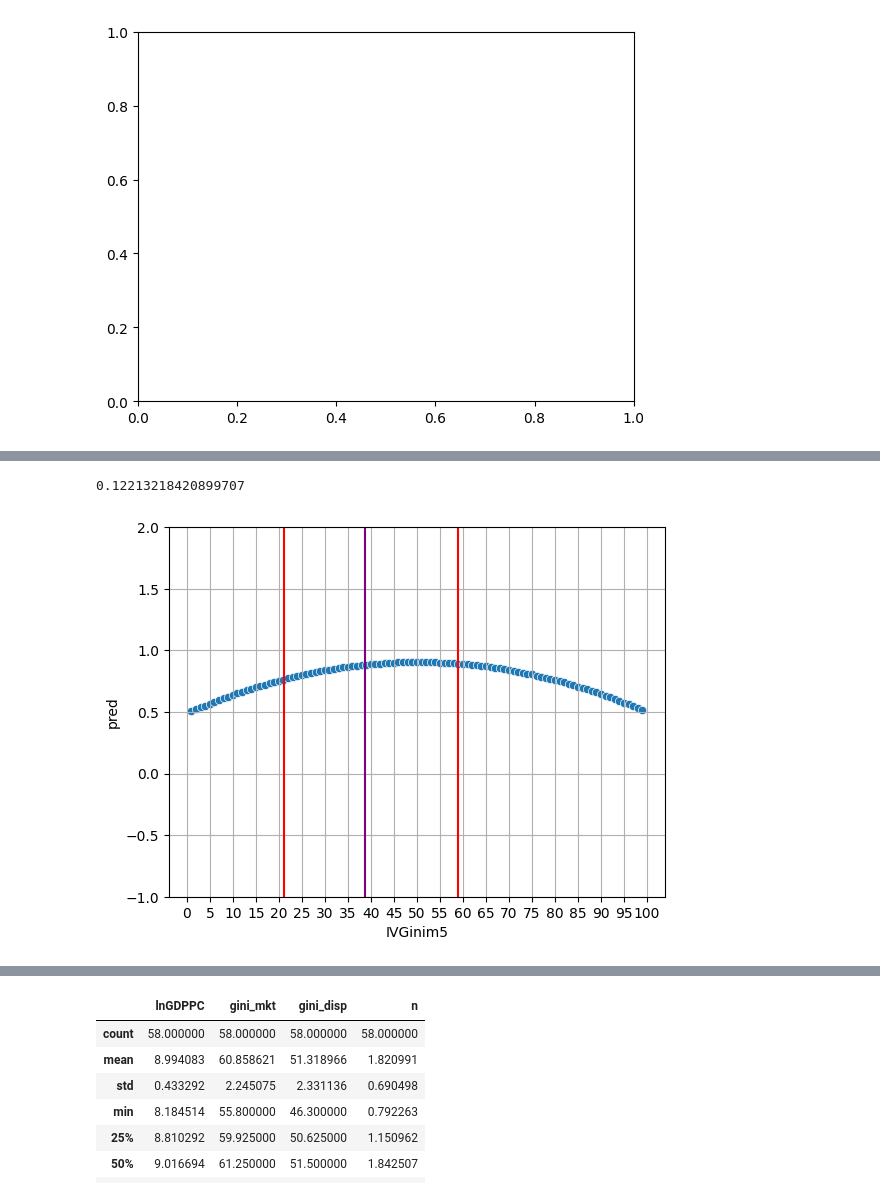
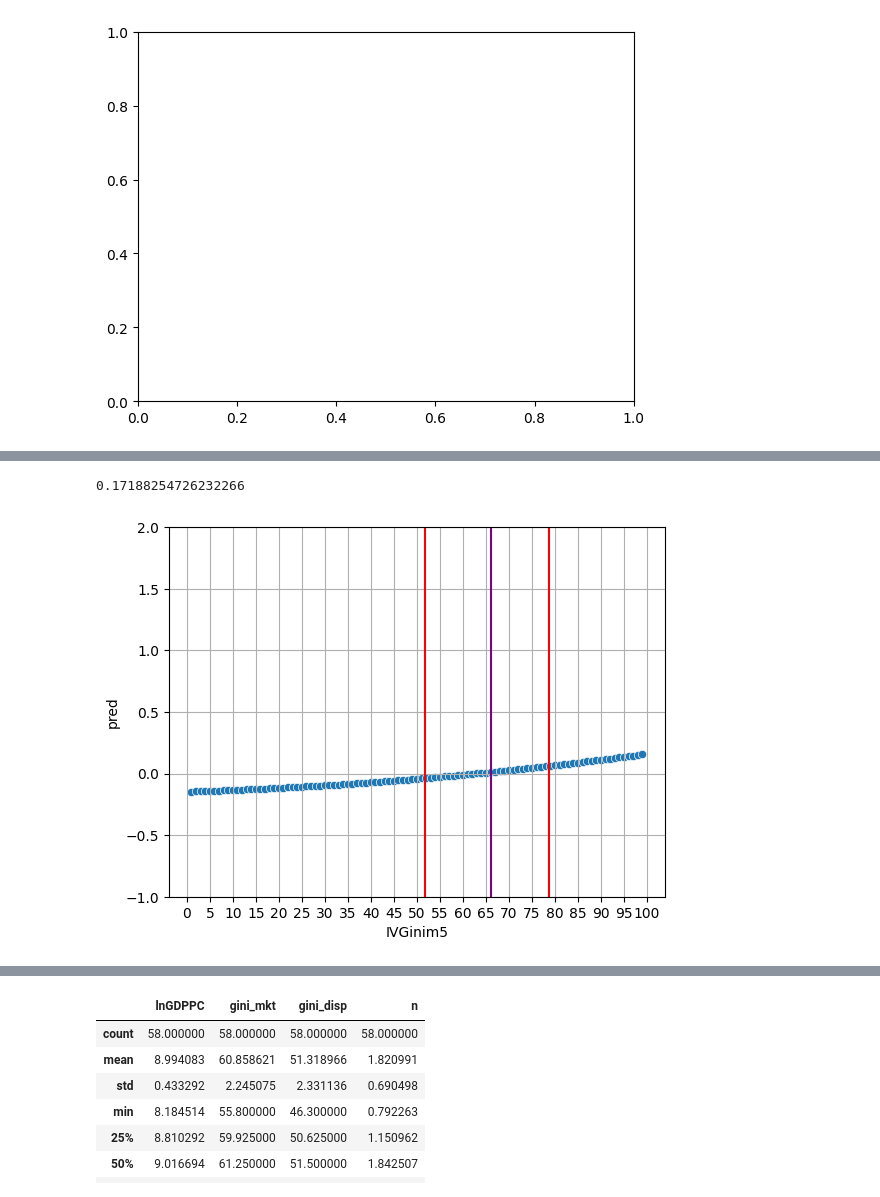
Before and after one commit to JTayMilli/GonGrowth, a Jupyter notebook: Data Processing.ipynb, the cells around one changed output, grey strips where cells are left out. Drawn from its saved outputs; the diff is of its cells as text; code cells hidden in the pictures.

Commit message:
dpTWWIavg

```diff
--- a/Data Processing.ipynb
+++ b/Data Processing.ipynb
@@ -24,6 +24,10 @@ TWWI = TWWI.merge(( TWWI.groupby('Country')[["Year","TWWI"]]
                    .rolling(5, min_periods=1, on='Year', closed = "right")
                    .mean().reset_index().drop(columns = "level_1")
                    .rename(columns = {'TWWI':'TWWIavg'}) ), on = ["Country", "Year"], how = "left")#.fillna(0)
+TWWI = TWWI.merge(( TWWI.groupby('Country')[["Year","dpTWWI"]]
+                   .rolling(5, min_periods=1, on='Year', closed = "right")
+                   .mean().reset_index().drop(columns = "level_1")
+                   .rename(columns = {'dpTWWI':'dpTWWIavg'}) ), on = ["Country", "Year"], how = "left")#.fillna(0)
 TWWI = TWWI.reset_index(drop=True)
 ####TRADE WEIGHTED WORLD INCOME!!!!!
 # %%
@@ -443,15 +443,18 @@ TGall[['Country','OilWP', 'OPS']][300:330]
+# %%
+TGall["lnGDPPC2"] = TGall["lnGDPPC"] ** 2
+TGall['lnGDPPC2m5'] = TGall['lnGDPPCm5'] ** 2
 # %%
 ## IV
 TGall = TGall[TGall.Year >= 1960] # remove years before 1960
 TGall['Gini'] = TGall['Gini'].replace(0, np.nan)
-X = TGall[["TWWI", "Gini", "OilWP", "lnGDPPC"]].replace(0, np.nan).dropna(axis=0)
+X = TGall[["dpTWWI", "TWWI", "Gini", "OilWP", "lnGDPPC"]].replace(0, np.nan).dropna(axis=0)
 X = X[(np.abs(stats.zscore(X)) < 3).all(axis=1)]
 X['B0'] = 1
 model = linear_model.LinearRegression(fit_intercept=False)
-reg = model.fit(X[['TWWI', 'OilWP', 'lnGDPPC', 'B0']], X['Gini'])
+reg = model.fit(X[["dpTWWI", 'TWWI', 'OilWP', 'lnGDPPC', 'B0']], X['Gini'])
 print(model.coef_)
 ## the beta on gdppc is 100 times higher with the other variables included
-AdjGDP = 0 #model.coef_[2]
+AdjGDP = model.coef_[3]
 #TGall['predIVGini'] = reg.predict(TGall['lnGDPPC'].values.reshape(-1, 1))
 TGall['IVGini'] = TGall['Gini'] - TGall['lnGDPPC'].mul(AdjGDP)
 #TGall['IVGini'] = TGall['Gini'] - TGall['predIVGini']
@@ -467,4 +470,12 @@ TGall['IVlnGG2m5'] = TGall['IVGini2m5'].mul(TGall['lnGDPPCm5'])
 
 TGall['IVGini3m5'] = TGall['IVGinim5'].mul(TGall['IVGinim5']).mul(TGall['IVGinim5'])
 TGall['IVlnGG3m5'] = TGall['IVGini2m5'].mul(TGall['lnGDPPCm5']).mul(TGall['IVGinim5'])
+
+#################### GDPPC 2
+TGall["IVlnGG2"] = TGall["lnGDPPC2"].mul(TGall['IVGini'])
+TGall["IVlnG2Gm5"] = TGall["IVlnGG2"].shift(5)
+
+TGall['IVlnG2G2m5'] = TGall['IVGini2m5'].mul(TGall['lnGDPPC2m5'])
+
+TGall['IVlnG2G3m5'] = TGall['IVGini2m5'].mul(TGall['lnGDPPC2m5']).mul(TGall['IVGinim5'])
 # %% [output]
@@ -872,10 +884,11 @@ X.describe()
 meandelta = X.lnGDPPC.mean() - X.lnGDPPCm5.mean()
 meandelta
 # %% [output]
-0.12213218420899707
+0.17188254726232266
 # %%
-#X = TGall[["Year", "Country", "IVlnGGm5","IVGinim5", "lnGDPPC", "lnGDPPCm5", 'IVGini2m5', 'IVlnGG2m5', 'IVGini3m5', 'IVlnGG3m5', "n", "OPS", "TWWIavg"]].replace(0,np.nan).dropna()
-X = TGall[["Year", "Country", "IVlnGGm5","IVGinim5", "lnGDPPC", "lnGDPPCm5", 'IVGini2m5', 'IVlnGG2m5', "n", "OPS", "TWWIavg"]].replace(0,np.nan).dropna()
+#X = TGall[["Year", "Country", "IVlnGGm5","IVGinim5", "lnGDPPC", "lnGDPPCm5", 'IVGini2m5', 'IVlnGG2m5', 'IVGini3m5', 'IVlnGG3m5', "IVlnG2Gm5", "IVlnG2G2m5", "IVlnG2G3m5", 'lnGDPPC2m5', "n", "OPS", "TWWIavg"]].replace(0,np.nan).dropna()
+#X = TGall[["Year", "Country", "IVlnGGm5","IVGinim5", "lnGDPPC", "lnGDPPCm5", 'IVGini2m5', 'IVlnGG2m5', 'IVGini3m5', 'IVlnGG3m5', "n", "OPS", "TWWIavg", "dpTWWIavg"]].replace(0,np.nan).dropna()
+X = TGall[["Year", "Country", "IVlnGGm5","IVGinim5", "lnGDPPC", "lnGDPPCm5", 'IVGini2m5', 'IVlnGG2m5', "n", "OPS", "TWWIavg", "dpTWWIavg"]].replace(0,np.nan).dropna()
 X = X[(np.abs(stats.zscore(X.drop(columns = ["Year", "Country"]))) < 3).all(axis=1)]
 X.to_csv("tansferdata.csv")
 dummYear = pd.get_dummies(X.Year).fillna(0)
@@ -895,10 +908,12 @@ Arti['IVGinim5'] = range(1,100) ###This goes first!
 
 Arti['Country'] = 'France'
 Arti['Year'] = 2005
-Arti['lnGDPPCm5'] = 8
-Arti['n'] = 1.369193e+00
-Arti['OPS'] = 6.818957e-10
-Arti['TWWIavg'] = 2.056748e+11
+Arti['lnGDPPCm5'] = 11
+#Arti['lnGDPPC2m5'] = Arti['lnGDPPCm5'] ** 2
+Arti['n'] = X.n.mean()
+Arti['OPS'] = X.OPS.mean()
+Arti['TWWIavg'] = X.TWWIavg.mean()
+Arti['dpTWWIavg'] = X.dpTWWIavg.mean()
 
 Arti['IVGini2m5'] = Arti['IVGinim5'] ** 2
 #Arti['IVGini3m5'] = Arti['IVGinim5'] ** 3
@@ -907,6 +922,11 @@ Arti['IVlnGGm5'] = Arti['IVGinim5'] * Arti['lnGDPPCm5']
 Arti['IVlnGG2m5'] = Arti['IVGini2m5'] * Arti['lnGDPPCm5']
 #Arti['IVlnGG3m5'] = Arti['IVGini3m5'] * Arti['lnGDPPCm5']
 
+"""
+Arti['IVlnG2Gm5'] = Arti['IVGinim5'] * Arti['lnGDPPC2m5']
+Arti['IVlnG2G2m5'] = Arti['IVGini2m5'] * Arti['lnGDPPC2m5']
+Arti['IVlnG2G3m5'] = Arti['IVGini3m5'] * Arti['lnGDPPC2m5']
+"""
 
 Arti['pred'] = ission.B0[0] + ission[str(Arti['Year'][0])][0] + ission[Arti['Country'][0]][0] #str(Arti['Year'][0]) gets fixed effect for that year
 for column in Arti.drop(columns = ["Year", "Country", "lnGDPPC", "pred"]):
@@ -920,34 +940,34 @@ Arti['pred'] = ( 5.319 + (Arti['IVGinim5'] * -2.107e-01)
                 + (Arti['IVGini2m5'] * 3.420e-03)
                 - (Arti['lnGDPPCm5'] * 3.430e-01) + (Arti['IVlnGGm5'] * 2.509e-02)
                 + (Arti['IVlnGG2m5'] * -3.962e-04) + (Arti['n'] * 4.158e-03)
                 + (Arti['OPS'] * 4.390e+03) + (Arti['TWWIavg'] * -5.826e-15) )
 """
 
 Arti
 ax = sns.scatterplot(data=Arti[['IVGinim5', 'pred']], x = 'IVGinim5', y = 'pred')
 ax.set_xticks(range(0,101, 5))
 ax.axvline(x = X.IVGinim5.min(),    # Line on x = 2
            ymin = 100, # Bottom of the plot
            ymax = -100,
            color = 'red') # Top of the plot
 ax.axvline(x = X.IVGinim5.max(),    # Line on x = 2
            ymin = 100, # Bottom of the plot
            ymax = -100,
            color = 'red') # Top of the plot
 ax.axvline(x = X.IVGinim5.mean(),    # Line on x = 2
            ymin = 100, # Bottom of the plot
            ymax = -100,
            color = 'purple') # Top of the plot
 ax.set_ylim(-1, 2)
 plt.grid()
 plt.show()
 
 ## Create a column that has the max of each year for relative gdppc
 
 ##Answers don't make sense with IV that I created
 ## Answers don't make sense when whne taken to the the third degree
 # %% [output]
-[figure, old version]
+[figure, new version]
 # %%
 Arti
 # %% [output]
```
Also changed, not shown: parts of 39 cells of this notebook, 4 other files.
